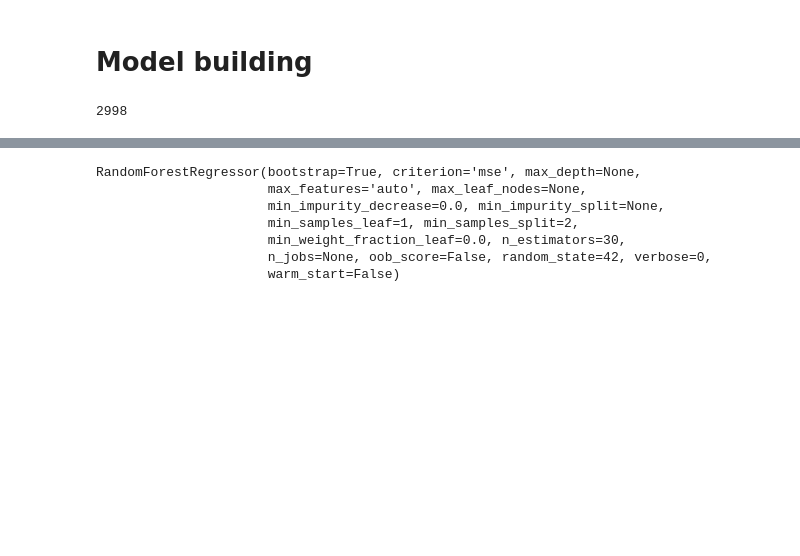
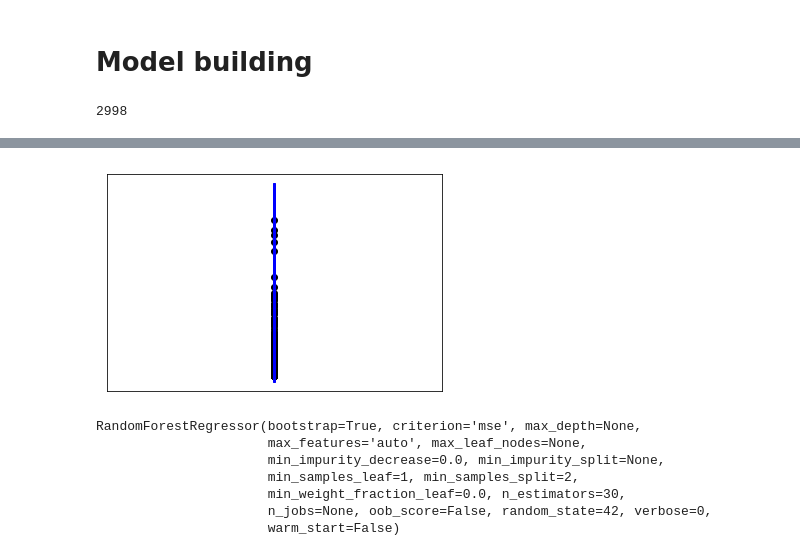
Before and after one commit to nxg153030/Movie-revenue-prediction, a Jupyter notebook: tmdb.ipynb, the cells around one changed output, grey strips where cells are left out. Drawn from its saved outputs; the diff is of its cells as text; code cells hidden in the pictures; blank space fills up the shorter version.

```diff
--- a/tmdb.ipynb
+++ b/tmdb.ipynb
@@ -180,0 +195,4 @@ len(X)
+# %%
+reg = LinearRegression().fit(X_train, y_train)
+# %%
+movie_revenue_y_preds = reg.predict(X_test)
@@ -181,3 +219,14 @@ len(X)
+# %%
+# Plot outputs
+plt.scatter(X_test.values[:,0], y_test,  color='black')
+plt.plot(X_test.values[:,0], movie_revenue_y_preds, color='blue', linewidth=3)
+
+plt.xticks(())
+plt.yticks(())
+
+plt.show()
+# %% [output]
+[figure, added]
 # %%
 from sklearn.ensemble import RandomForestRegressor
 # %%
```
Also changed, not shown: parts of 37 cells of this notebook.
